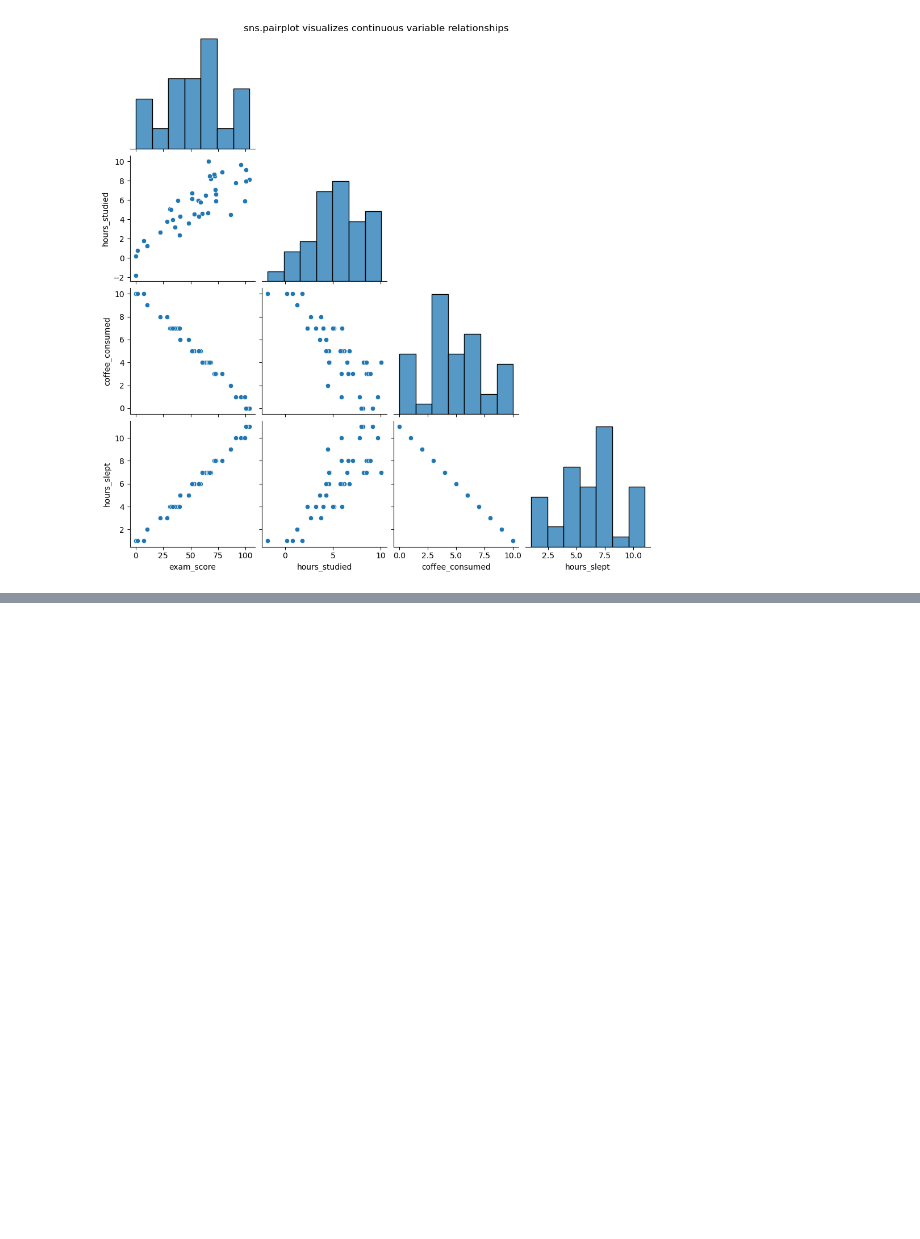
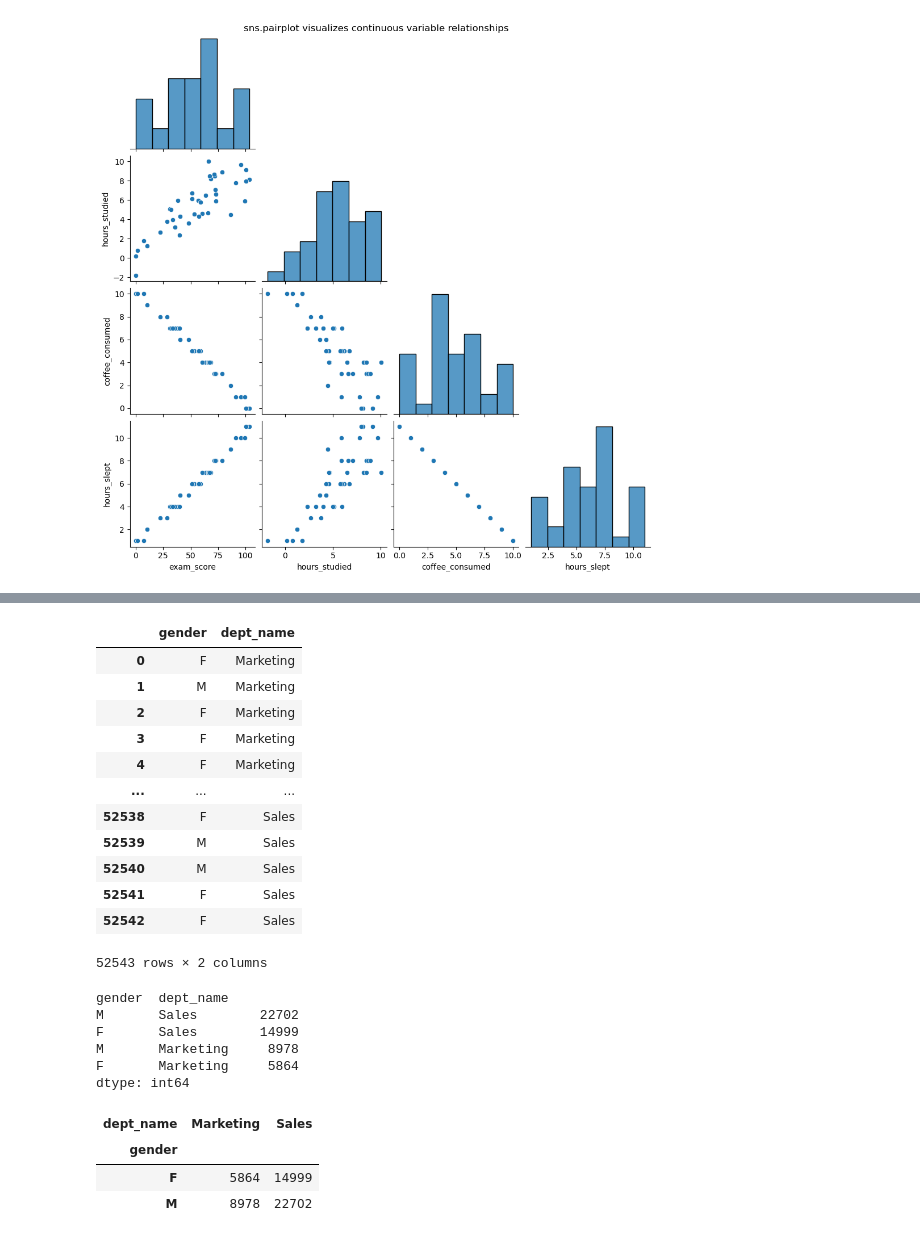
Before and after one commit to jorgellopez38/statistics-exercises, a Jupyter notebook: Hypothesis_testing.ipynb, the cells around one changed output, grey strips where cells are left out. Cells and saved outputs as stored; diff of their text form; code cells hidden in the pictures; blank space fills up the shorter version.

```diff
--- a/Hypothesis_testing.ipynb
+++ b/Hypothesis_testing.ipynb
@@ -1261,0 +1393,33 @@ There is a moderate correlation between days and reaction time
+# %%
+employees_df = pd.read_sql(query, url)
+employees_df
+# %% [output]
+|  | gender | dept_name |
+| 0 | F | Marketing |
+| 1 | M | Marketing |
+| 2 | F | Marketing |
+| 3 | F | Marketing |
+| 4 | F | Marketing |
+| ... | ... | ... |
+| 52538 | F | Sales |
+| 52539 | M | Sales |
+| 52540 | M | Sales |
+| 52541 | F | Sales |
+| 52542 | F | Sales |
+52543 rows × 2 columns
+# %%
+employees_df.value_counts()
+# %% [output]
+gender  dept_name
+M       Sales        22702
+F       Sales        14999
+M       Marketing     8978
+F       Marketing     5864
+dtype: int64
+# %%
+pd.crosstab(employees_df['gender'] , employees_df['dept_name'])
+# %% [output]
+| dept_name | Marketing | Sales |
+| gender |  |  |
+| F | 5864 | 14999 |
+| M | 8978 | 22702 |
```
Also changed, not shown: parts of 164 cells of this notebook.
